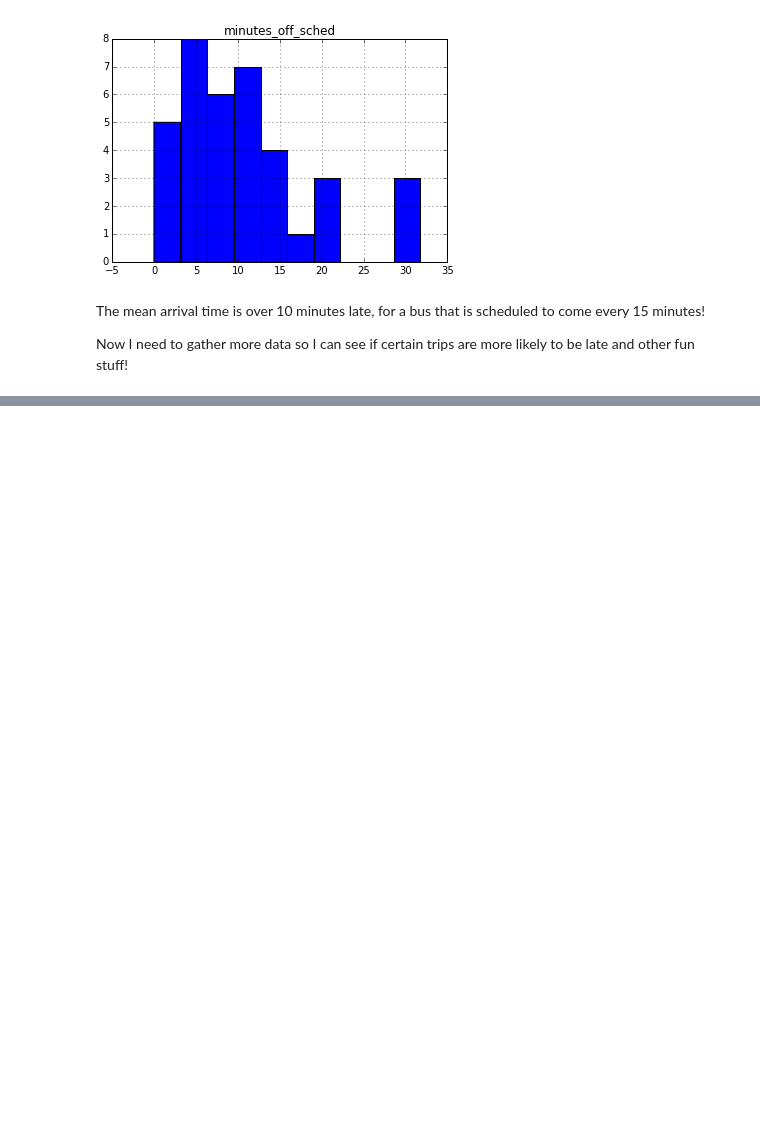
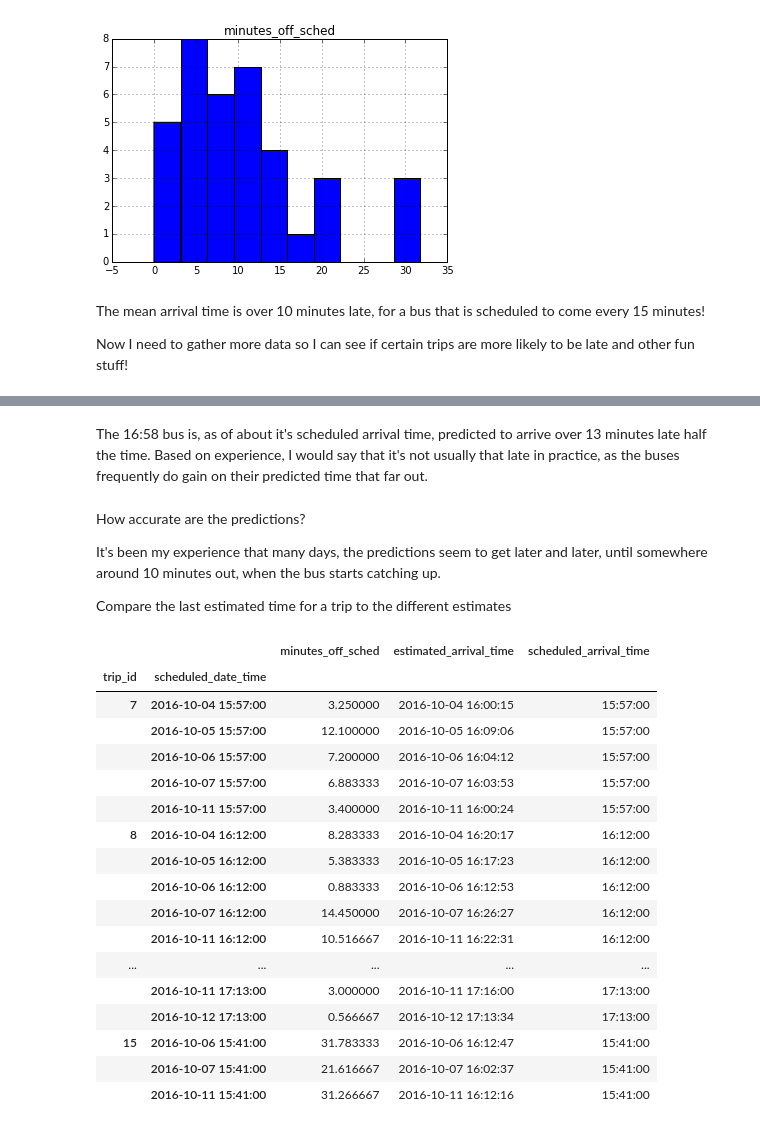
Before and after one commit to lgaud/wheres-my-bus, a Jupyter notebook: Bus Analysis.ipynb, the cells around one changed output, grey strips where cells are left out. Cells and saved outputs as stored; diff of their text form; code cells hidden in the pictures; blank space fills up the shorter version.

```diff
--- a/Bus Analysis.ipynb
+++ b/Bus Analysis.ipynb
@@ -227,0 +260,29 @@ Now I need to gather more data so I can see if certain trips are more likely to
+# %% [markdown]
+The 16:58 bus is, as of about it's scheduled arrival time, predicted to arrive over 13 minutes late half the time. Based on experience, I would say that it's not usually that late in practice, as the buses frequently do gain on their predicted time that far out.
+# %% [markdown]
+How accurate are the predictions?
+
+It's been my experience that many days, the predictions seem to get later and later, until somewhere around 10 minutes out, when the bus starts catching up.
+
+Compare the last estimated time for a trip to the different estimates
+# %%
+with_scheduled_arrival_time.groupby(["trip_id", "scheduled_date_time"])["minutes_off_sched", "estimated_arrival_time", "scheduled_arrival_time"].max()
+# %% [output]
+|  |  | minutes_off_sched | estimated_arrival_time | scheduled_arrival_time |
+| trip_id | scheduled_date_time |  |  |  |
+| 7 | 2016-10-04 15:57:00 | 3.250000 | 2016-10-04 16:00:15 | 15:57:00 |
+|  | 2016-10-05 15:57:00 | 12.100000 | 2016-10-05 16:09:06 | 15:57:00 |
+|  | 2016-10-06 15:57:00 | 7.200000 | 2016-10-06 16:04:12 | 15:57:00 |
+|  | 2016-10-07 15:57:00 | 6.883333 | 2016-10-07 16:03:53 | 15:57:00 |
+|  | 2016-10-11 15:57:00 | 3.400000 | 2016-10-11 16:00:24 | 15:57:00 |
+| 8 | 2016-10-04 16:12:00 | 8.283333 | 2016-10-04 16:20:17 | 16:12:00 |
+|  | 2016-10-05 16:12:00 | 5.383333 | 2016-10-05 16:17:23 | 16:12:00 |
+|  | 2016-10-06 16:12:00 | 0.883333 | 2016-10-06 16:12:53 | 16:12:00 |
+|  | 2016-10-07 16:12:00 | 14.450000 | 2016-10-07 16:26:27 | 16:12:00 |
+|  | 2016-10-11 16:12:00 | 10.516667 | 2016-10-11 16:22:31 | 16:12:00 |
+| ... | ... | ... | ... | ... |
+|  | 2016-10-11 17:13:00 | 3.000000 | 2016-10-11 17:16:00 | 17:13:00 |
+|  | 2016-10-12 17:13:00 | 0.566667 | 2016-10-12 17:13:34 | 17:13:00 |
+| 15 | 2016-10-06 15:41:00 | 31.783333 | 2016-10-06 16:12:47 | 15:41:00 |
+|  | 2016-10-07 15:41:00 | 21.616667 | 2016-10-07 16:02:37 | 15:41:00 |
+|  | 2016-10-11 15:41:00 | 31.266667 | 2016-10-11 16:12:16 | 15:41:00 |
```
Also changed, not shown: parts of 11 cells of this notebook.
